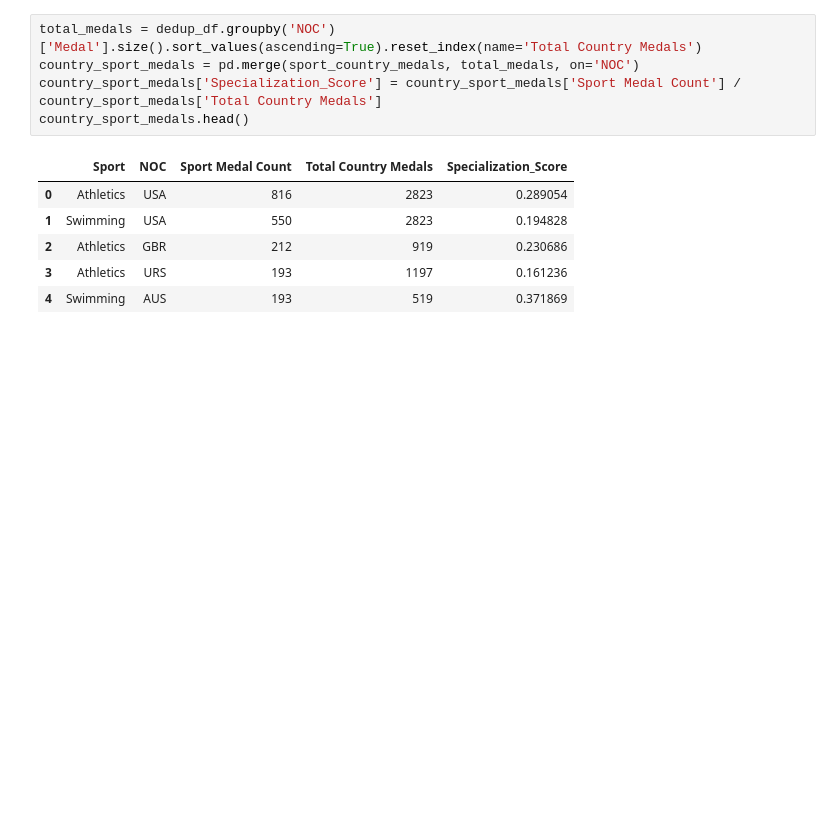
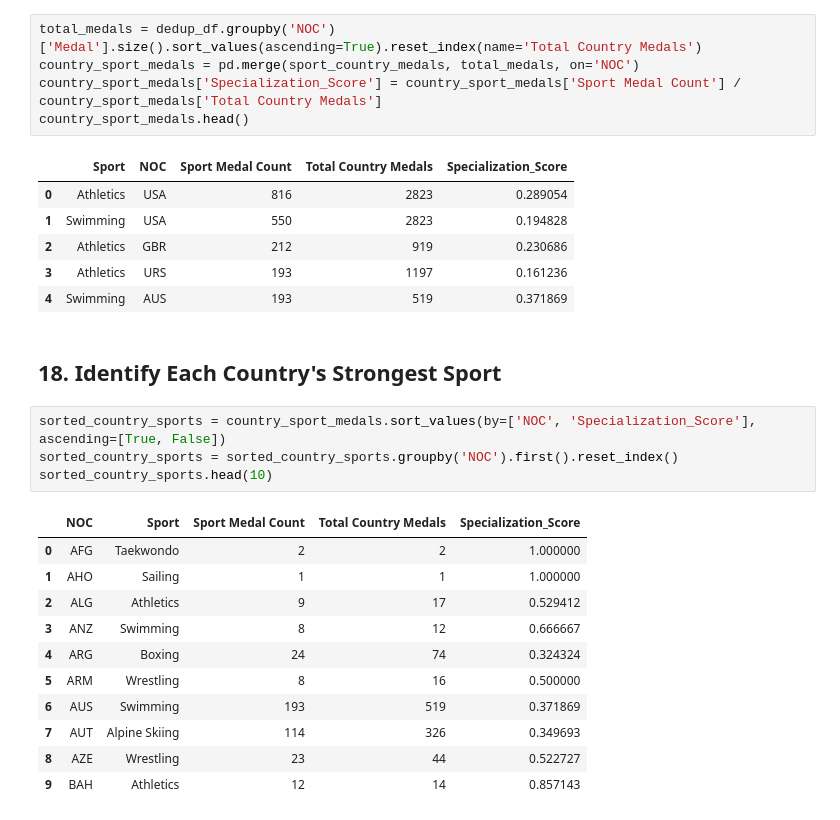
Before and after one commit to Jenushan44/olympic-performance-analyzer, a Jupyter notebook: notebooks/olympics_analysis.ipynb, the cells around one changed output. Cells and saved outputs as stored; diff of their text form; blank space fills up the shorter version.

Commit message:
Find top specialized sport by country

```diff
--- a/notebooks/olympics_analysis.ipynb
+++ b/notebooks/olympics_analysis.ipynb
@@ -283,3 +283,21 @@ country_sport_medals.head()
 | 2 | Athletics | GBR | 212 | 919 | 0.230686 |
 | 3 | Athletics | URS | 193 | 1197 | 0.161236 |
 | 4 | Swimming | AUS | 193 | 519 | 0.371869 |
+# %% [markdown]
+## 18. Identify Each Country's Strongest Sport
+# %%
+sorted_country_sports = country_sport_medals.sort_values(by=['NOC', 'Specialization_Score'], ascending=[True, False])
+sorted_country_sports = sorted_country_sports.groupby('NOC').first().reset_index()
+sorted_country_sports.head(10)
+# %% [output]
+|  | NOC | Sport | Sport Medal Count | Total Country Medals | Specialization_Score |
+| 0 | AFG | Taekwondo | 2 | 2 | 1.000000 |
+| 1 | AHO | Sailing | 1 | 1 | 1.000000 |
+| 2 | ALG | Athletics | 9 | 17 | 0.529412 |
+| 3 | ANZ | Swimming | 8 | 12 | 0.666667 |
+| 4 | ARG | Boxing | 24 | 74 | 0.324324 |
+| 5 | ARM | Wrestling | 8 | 16 | 0.500000 |
+| 6 | AUS | Swimming | 193 | 519 | 0.371869 |
+| 7 | AUT | Alpine Skiing | 114 | 326 | 0.349693 |
+| 8 | AZE | Wrestling | 23 | 44 | 0.522727 |
+| 9 | BAH | Athletics | 12 | 14 | 0.857143 |
```
